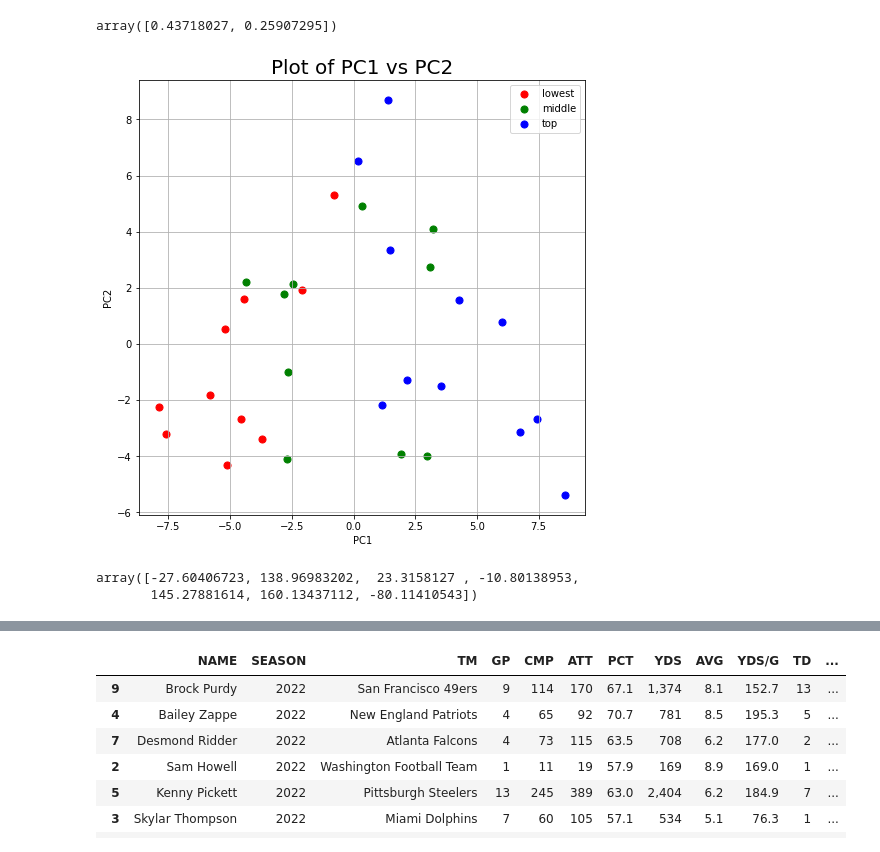
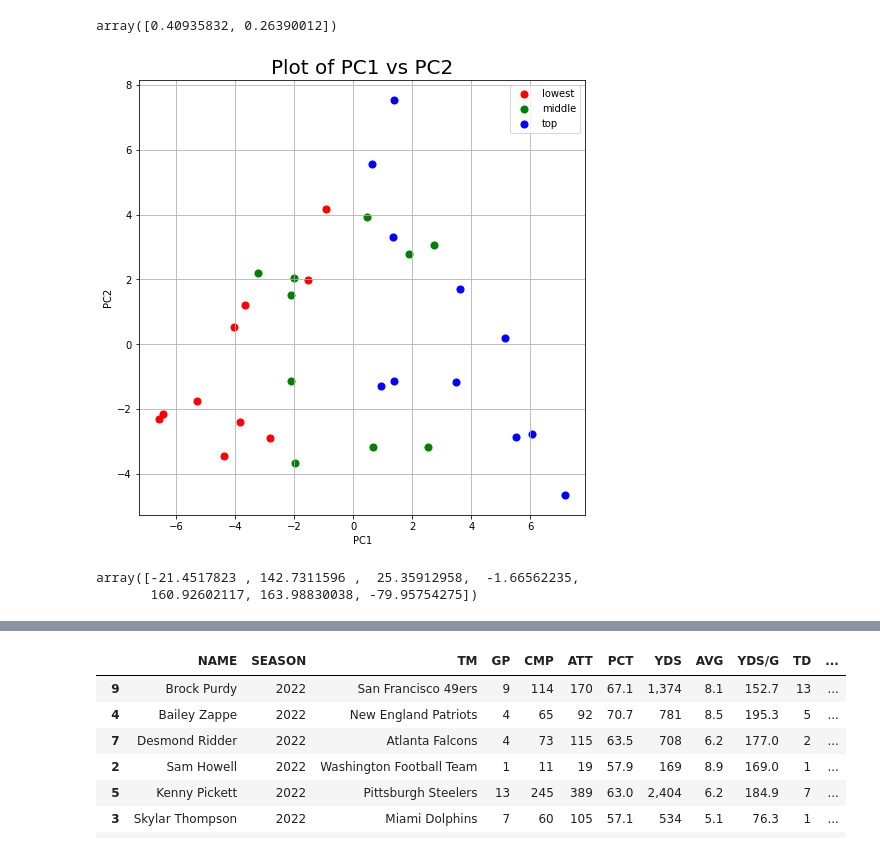
Before and after one commit to JakeBulat/CMSE-202-Group-Project-Sports-, a Jupyter notebook: CMSE 202 Rookie QB Project.ipynb, the cells around one changed output, grey strips where cells are left out. Saved outputs shown, nothing was run; the diff lists cells and outputs as text; code cells hidden in the pictures.

```diff
--- a/CMSE 202 Rookie QB Project.ipynb
+++ b/CMSE 202 Rookie QB Project.ipynb
@@ -92,0 +37,20 @@ dtype: object
+# %%
+#this is the dataset of each NFL team's offense in 2021
+twentyone_off_df = pd.read_csv('2021_Offensive Stats.csv')
+new_header = twentyone_off_df.iloc[0] #grab the first row for the header
+twentyone_off_df = twentyone_off_df[1:] #take the data less the header row
+twentyone_off_df.columns = new_header
+twentyone_off_df = twentyone_off_df.iloc[:-3]
+twentyone_off_df = twentyone_off_df.drop(['Rk', 'G'], axis=1)
+
+cols = []
+count = 1
+for column in twentyone_off_df.columns:
+    if column == 'Yds':
+        cols.append(f'Yds_{count}')
+        count+=1
+        continue
+    cols.append(column)
+twentyone_off_df.columns = cols
+twentyone_off_df = twentyone_off_df.rename({'Yds_1': 'Ttl_Yds', 'Yds_2': 'Pass_Yds', 'Yds_3': 'Rush_Yds', 'Yds_4': 'Pen_Yds'}, axis='columns')
+twentyone_off_df
@@ -93,82 +76,43 @@ dtype: object
 # %%
-from sklearn.preprocessing import StandardScaler
-import scipy.linalg
-import sklearn.decomposition as dec
-import sklearn.datasets as ds
-import seaborn as sns
-import pandas as pd
-import pandas as pd
-import numpy as np
-from sklearn.decomposition import PCA
-from sklearn import preprocessing
-import matplotlib.pyplot as plt
-#cant visualize all of these in one plot,too many dimesnsions. DO PCA for visualization
+#Since we cant visualize all of these in one plot,too many dimesnsions, we use PCA for visualization
 #use PCA to make dataset smaller
 #represent data in best way
-
-features = ['PF', 'Yds', 'Ply', 'Y/P', 'TO', 'FL', '1stD', 'Cmp', 'Att', 'Yds',
-       'TD', 'Int', 'NY/A', '1stD', 'Att', 'Yds', 'TD', 'Y/A', '1stD', 'Pen',
-       'Yds', '1stPy', 'Sc%', 'TO%', 'EXP']
-
+features = ['PF', 'Ttl_Yds', 'Ply', 'Y/P', 'TO', 'FL', '1stD', 'Cmp', 'Att', 'Pass_Yds',
+       'TD', 'Int', 'NY/A', '1stD', 'Att', 'Rush_Yds', 'TD', 'Y/A', '1stD', 'Pen',
+       'Pen_Yds', '1stPy', 'Sc%', 'TO%']
 x = twentyone_off_df.loc[:, features].values
-
 y = twentyone_off_df.loc[:, ['EXP']].values
-
 x = StandardScaler().fit_transform(x)
-
 pca = PCA(n_components=2)
-
 principalComponents = pca.fit_transform(x)
-
 principalDataframe = pd.DataFrame(data = principalComponents, columns = ['PC1', 'PC2'])
-
 EXPDataframe = twentyone_off_df[['EXP']]
-
 newDataframe = pd.concat([principalDataframe, EXPDataframe],axis = 1)
-
 newDataframe = newDataframe.dropna()
-
 newDataframe['EXP']= newDataframe['EXP'].astype('float')
-
 newDataframe["quantile"] = pd.qcut(newDataframe["EXP"], q=[0, 0.33, 0.66, 1],
                          labels=["lowest", "middle", "top"])
-
-
-
 fig = plt.figure(figsize = (8,8))
 ax = fig.add_subplot(1,1,1)
 ax.set_xlabel('PC1')
 ax.set_ylabel('PC2')
-
 ax.set_title('Plot of PC1 vs PC2', fontsize = 20)
-
 targets = ['lowest', 'middle', 'top']
-
 colors = ['r', 'g', 'b']
-
 for target, color in zip(targets,colors):
     indicesToKeep = newDataframe['quantile'] == target
     ax.scatter(newDataframe.loc[indicesToKeep, 'PC1']
                , newDataframe.loc[indicesToKeep, 'PC2']
                , c = color
                , s = 50)
 
 ax.legend(targets)
 ax.grid()
 
 pca.explained_variance_ratio_
-
-# plt.scatter(principalDataframe.PC1, principalDataframe.PC2)
-# plt.title('PC1 against PC2')
-# plt.xlabel('PC1')
-# plt.ylabel('PC2')
-#PC1 max direction of data variance, the direction that maxs spread of data
-#PC2 second max direction of data variance
-#PC32 is just full dataset again
-#which principle componet corresponds
 # %% [output]
-array([0.43718027, 0.25907295])
+array([0.40935832, 0.26390012])
-[figure, old version]
+[figure, new version]
 # %%
 import numpy as np
 from sklearn.linear_model import LinearRegression
@@ -176,9 +120,8 @@ from sklearn.model_selection import train_test_split
 X_train, X_test, y_train, y_test = train_test_split(newDataframe['PC1'].to_numpy().reshape(-1,1), newDataframe['EXP'], test_size=0.2, random_state=42) #20% of PC1 for training 80% is data I already had for PC1 and 20% is testing
 reg = LinearRegression().fit(X_train, y_train)
 reg.predict(X_test)
-#80% for training is good
-#do PC1 for each feature
+#80% for training data is good
 # %% [output]
-array([-27.60406723, 138.96983202,  23.3158127 , -10.80138953,
-       145.27881614, 160.13437112, -80.11410543])
+array([-21.4517823 , 142.7311596 ,  25.35912958,  -1.66562235,
+       160.92602117, 163.98830038, -79.95754275])
 # %%
```
Also changed, not shown: parts of 31 cells of this notebook, 2 other files.
